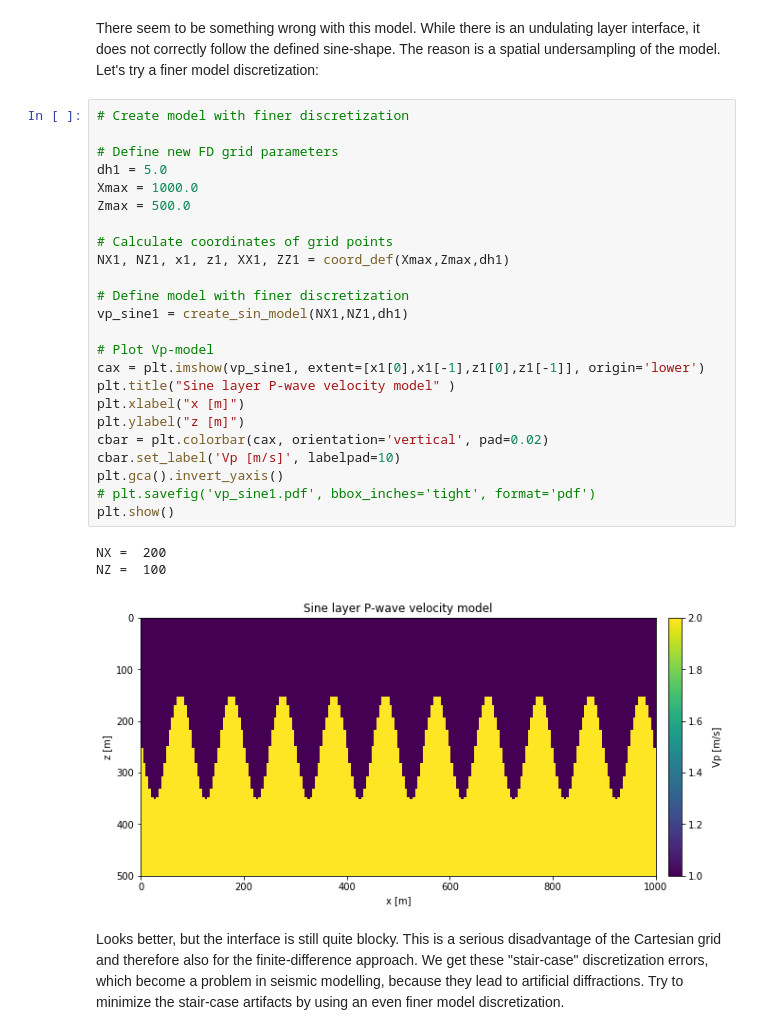
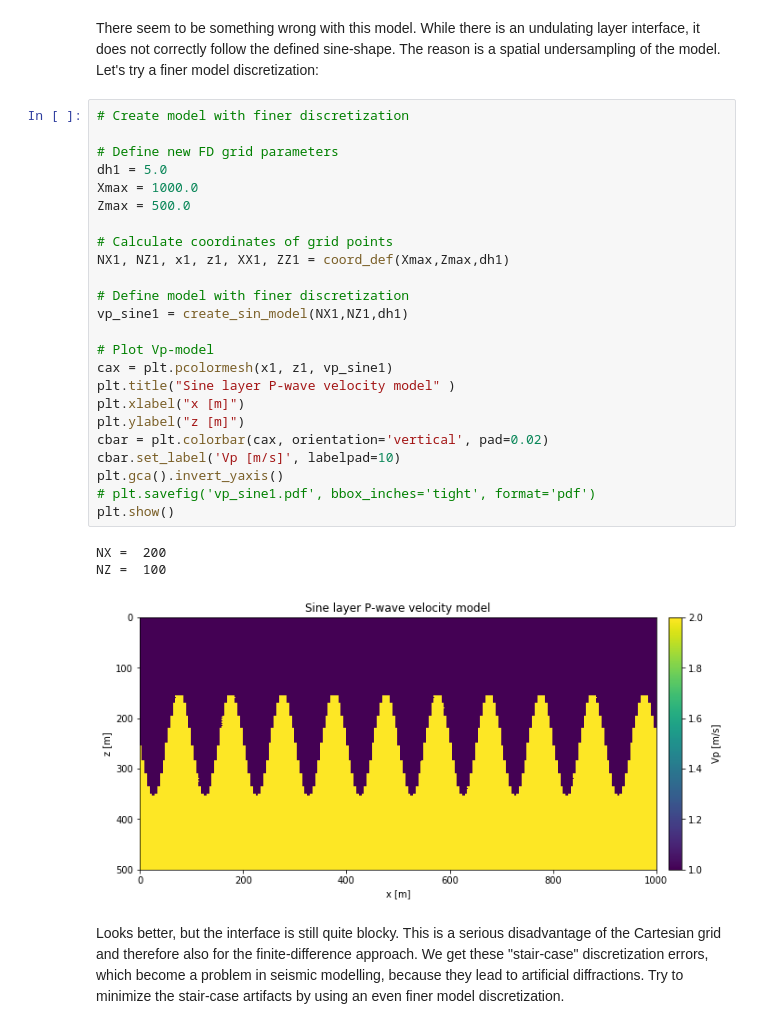
Before and after one commit to daniel-koehn/Theory-of-seismic-waves-II, a Jupyter notebook: 02_Mesh_generation/1_Cartesian_Finite_Difference_grid.ipynb, the cells around one changed output. Drawn from its saved outputs; the diff is of its cells as text.

```diff
--- a/02_Mesh_generation/1_Cartesian_Finite_Difference_grid.ipynb
+++ b/02_Mesh_generation/1_Cartesian_Finite_Difference_grid.ipynb
@@ -199,31 +199,31 @@ There seem to be something wrong with this model. While there is an undulating l
 # %%
 # Create model with finer discretization
 
 # Define new FD grid parameters
 dh1 = 5.0
 Xmax = 1000.0
 Zmax = 500.0
 
 # Calculate coordinates of grid points
 NX1, NZ1, x1, z1, XX1, ZZ1 = coord_def(Xmax,Zmax,dh1)
 
 # Define model with finer discretization
 vp_sine1 = create_sin_model(NX1,NZ1,dh1)
 
 # Plot Vp-model
-cax = plt.imshow(vp_sine1, extent=[x1[0],x1[-1],z1[0],z1[-1]], origin='lower')
+cax = plt.pcolormesh(x1, z1, vp_sine1)
 plt.title("Sine layer P-wave velocity model" )
 plt.xlabel("x [m]")
 plt.ylabel("z [m]")
 cbar = plt.colorbar(cax, orientation='vertical', pad=0.02)
 cbar.set_label('Vp [m/s]', labelpad=10)
 plt.gca().invert_yaxis()
 # plt.savefig('vp_sine1.pdf', bbox_inches='tight', format='pdf')
 plt.show()
 # %% [output]
 NX =  200
 NZ =  100
-[figure, old version]
+[figure, new version]
 # %% [markdown]
 Looks better, but the interface is still quite blocky. This is a serious disadvantage of  the Cartesian grid and therefore also for the finite-difference approach. We get these "stair-case" discretization errors, which become a problem in seismic modelling, because they lead to artificial diffractions. Try to minimize the stair-case artifacts by using an even finer model discretization.
 # %% [markdown]
```
Also changed, not shown: parts of 6 cells of this notebook.
